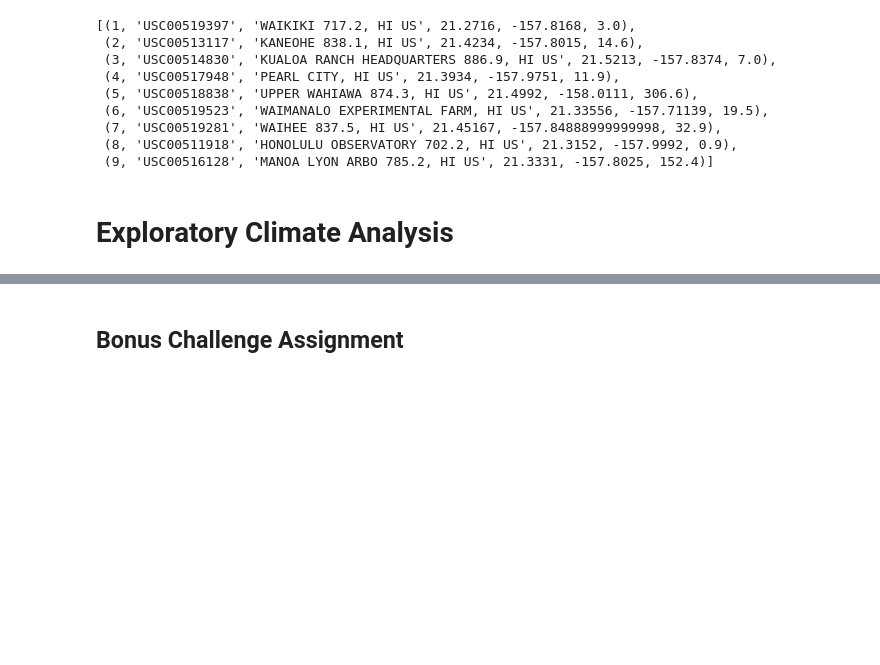
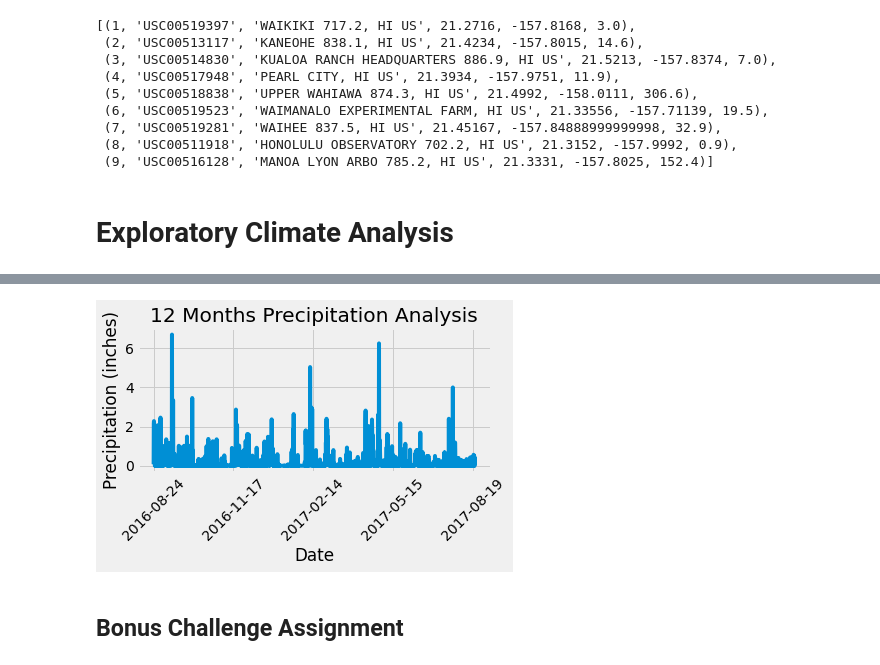
Before and after one commit to KGore12/sqlalchemy-challenge, a Jupyter notebook: climate_starter.ipynb, the cells around one changed output, grey strips where cells are left out. Drawn from its saved outputs; the diff is of its cells as text; code cells hidden in the pictures; blank space fills up the shorter version.

Commit message:
edited precipitation analysis

```diff
--- a/climate_starter.ipynb
+++ b/climate_starter.ipynb
@@ -96,0 +113,8 @@ engine.execute('SELECT * FROM station LIMIT 10').fetchall()
+# %%
+# Save the query results as a Pandas DataFrame and set the index to the date column.
+precipitation_df = pd.DataFrame(precipitation_data).set_index('date')
+
+# Sort the dataframe by date and drop any null values
+precipitation_df = preciptation_df.sort_values(by='date').dropna()
+
+precipitation_df.head()
@@ -97,3 +129,14 @@ engine.execute('SELECT * FROM station LIMIT 10').fetchall()
+# %%
+# Use Pandas Plotting with Matplotlib to plot the data and save image
+precipitation_df.plot(rot=45, legend=False)
+plt.xlabel("Date")
+plt.ylabel("Precipitation (inches)")
+plt.title("12 Months Precipitation Analysis")
+plt.tight_layout()
+plt.savefig("images/precipitation_analysis.png")
+plt.show()
+# %% [output]
+[figure, added]
 # %%
 # Use Pandas to calcualte the summary statistics for the precipitation data
 # %%
```
Also changed, not shown: parts of 5 cells of this notebook.
